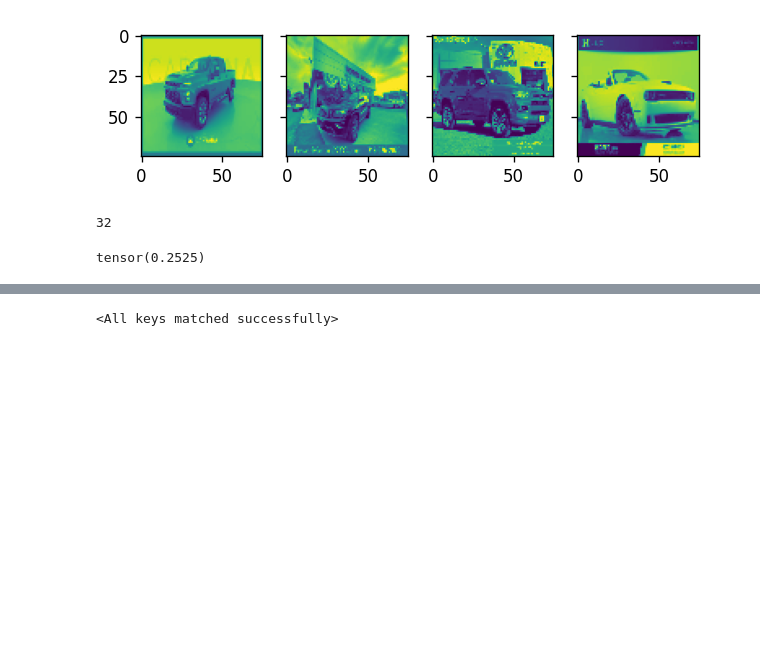
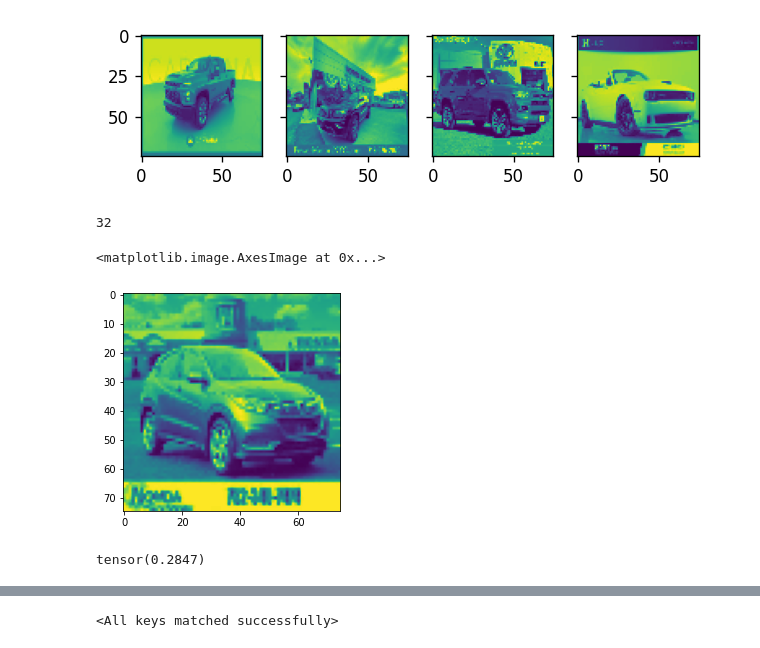
Before and after one commit to Oreolorun/NeuralNetsPractice, a Jupyter notebook: Autoencoder_Notebook.ipynb, the cells around one changed output, grey strips where cells are left out. Drawn from its saved outputs; the diff is of its cells as text; code cells hidden in the pictures; blank space fills up the shorter version.

```diff
--- a/Autoencoder_Notebook.ipynb
+++ b/Autoencoder_Notebook.ipynb
@@ -123,3 +134,6 @@ def load_out_of_sample():
+# %%
+dataset = create_blur(dataset=dataset)
+anomaly = create_blur(dataset=anomaly)
 # %%
 #  checking dataset
 len(dataset)
@@ -179,11 +193,13 @@ class VehicleDataset(Dataset):
     image = self.loaded_dataset[idx][0]/255
     # image = image.reshape(-1, 5625) ################################
     #  extracting label from index
-    label = torch.tensor(int(self.loaded_dataset[idx][1]))
+    label = self.loaded_dataset[idx][1]/255
     #  applying transforms if transforms are supplied
     if self.transforms:
       image = self.transforms(image)
       image = image.type(torch.float32)
+      label = self.transforms(label)
+      label = label.type(torch.float32)
     return (image, label)
 # %%
 #  creating an instances of the dataset class
@@ -409,10 +477,15 @@ conv_encoder = ConvAutoEncoder()
 conv_encoder.eval()
 with torch.no_grad():
   out = conv_encoder(img)
+# %%
+plt.imshow(label[0].view(75,75))
+# %% [output]
+<matplotlib.image.AxesImage at 0x...>
+[figure, added]
 # %%
-F.mse_loss(img[0], out[0])
+F.mse_loss(label[0], out[0])
 # %% [output]
-tensor(0.2525)
+tensor(0.2847)
 # %%
 def train_model(network, epochs, loss_function, opt, train_loader, val_loader, anomaly_loader):
   #  creating a list to hold metrics
```
Also changed, not shown: parts of 20 cells of this notebook.
